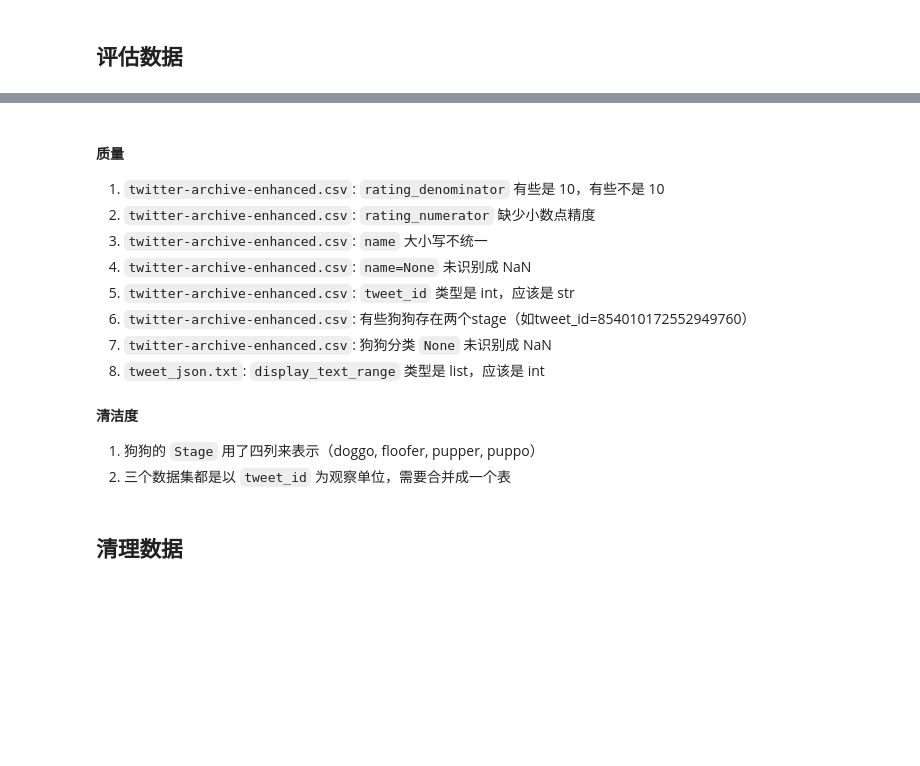
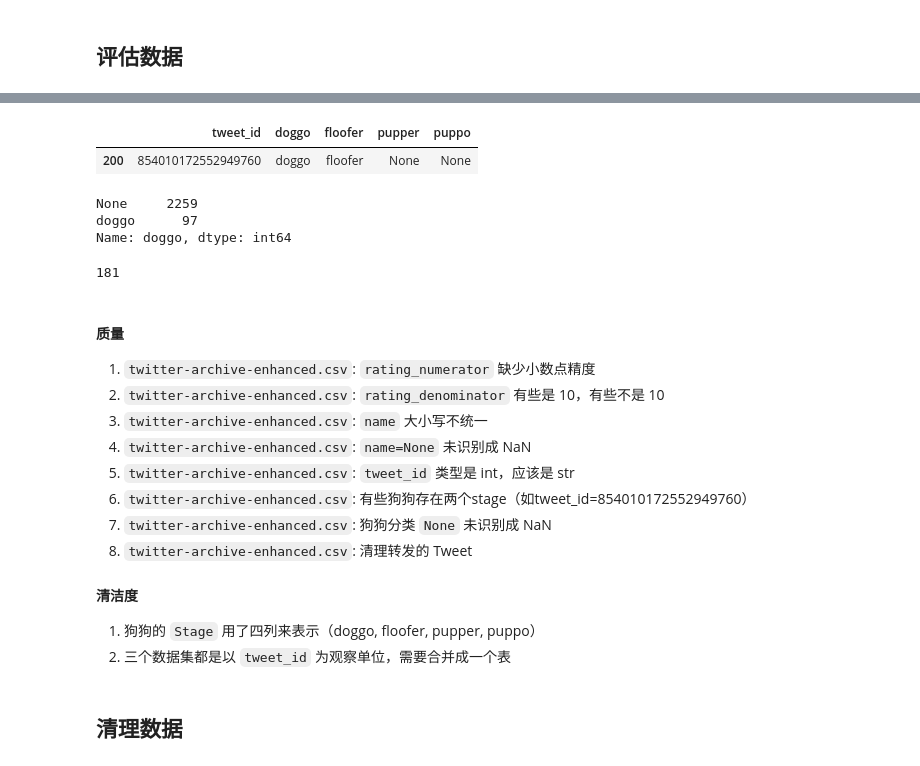
Before and after one commit to xuncheng/wrangle_dog_rates_tweets, a Jupyter notebook: wrangle_act.ipynb, the cells around one changed output, grey strips where cells are left out. Saved outputs shown, nothing was run; the diff lists cells and outputs as text; code cells hidden in the pictures; blank space fills up the shorter version.

```diff
--- a/wrangle_act.ipynb
+++ b/wrangle_act.ipynb
@@ -41,13 +69,31 @@ df_arc["name"].isnull().sum()
+# %%
+# 有些狗狗存在两个stage
+df_arc.query('doggo!="None" and floofer!="None"')[['tweet_id', 'doggo', 'floofer', 'pupper', 'puppo']]
+# %% [output]
+|  | tweet_id | doggo | floofer | pupper | puppo |
+| 200 | 854010172552949760 | doggo | floofer | None | None |
+# %%
+# 狗狗分类 `None` 未识别成 NaN
+df_arc['doggo'].value_counts()
+# %% [output]
+None     2259
+doggo      97
+Name: doggo, dtype: int64
+# %%
+# 数据里包含转发的 Tweet
+df_arc['retweeted_status_id'].notnull().sum()
+# %% [output]
+181
 # %% [markdown]
 #### 质量
-1. `twitter-archive-enhanced.csv`: `rating_denominator` 有些是 10，有些不是 10
-2. `twitter-archive-enhanced.csv`: `rating_numerator` 缺少小数点精度
+1. `twitter-archive-enhanced.csv`: `rating_numerator` 缺少小数点精度
+2. `twitter-archive-enhanced.csv`: `rating_denominator` 有些是 10，有些不是 10
 3. `twitter-archive-enhanced.csv`: `name` 大小写不统一
 4. `twitter-archive-enhanced.csv`: `name=None` 未识别成 NaN
 5. `twitter-archive-enhanced.csv`: `tweet_id` 类型是 int，应该是 str
 6. `twitter-archive-enhanced.csv`: 有些狗狗存在两个stage（如tweet_id=854010172552949760）
 7. `twitter-archive-enhanced.csv`: 狗狗分类 `None` 未识别成 NaN
-8. `tweet_json.txt`: `display_text_range` 类型是 list，应该是 int
+8. `twitter-archive-enhanced.csv`: 清理转发的 Tweet
 
 #### 清洁度
 1. 狗狗的 `Stage` 用了四列来表示（doggo, floofer, pupper, puppo）
```
Also changed, not shown: parts of 39 cells of this notebook, 1 other file.
